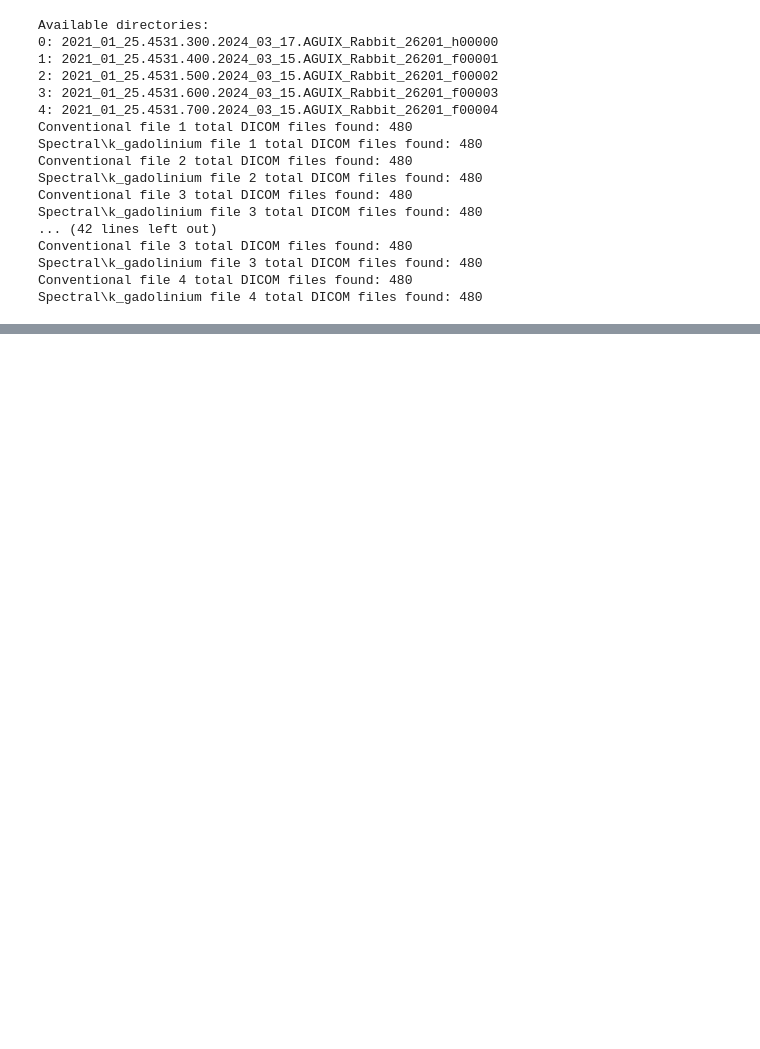
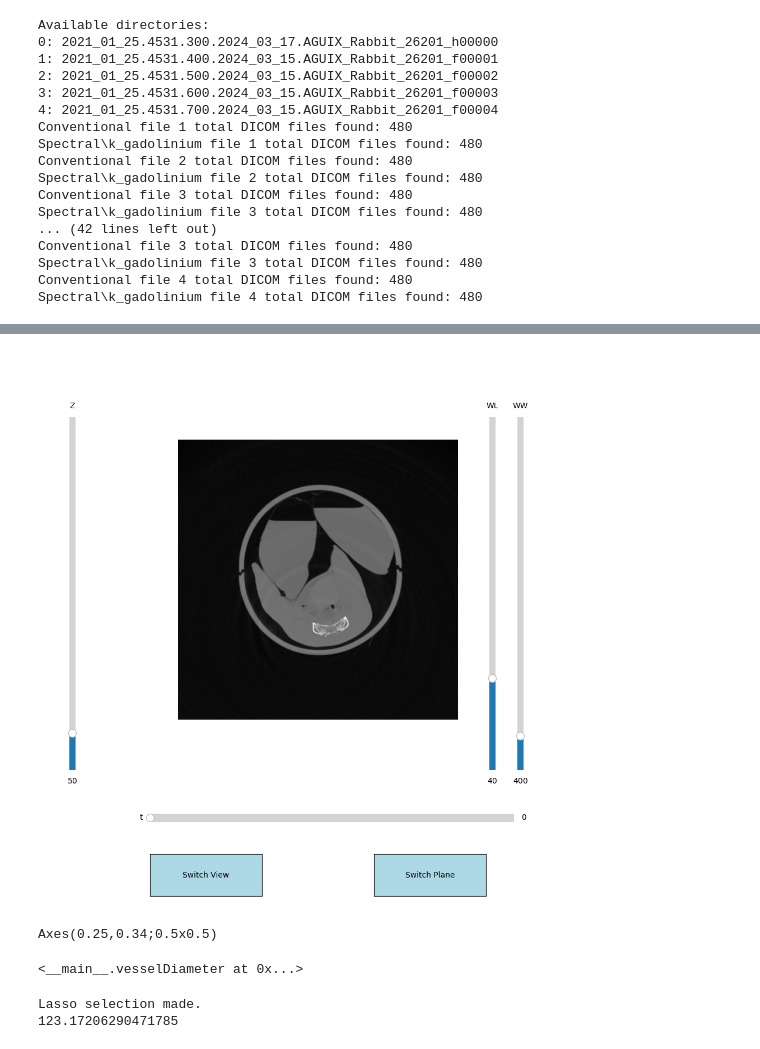
Before and after one commit to dandycodingpipe/pyKOLOR, a Jupyter notebook: notebook.ipynb, the cells around one changed output, grey strips where cells are left out. Drawn from its saved outputs; the diff is of its cells as text; code cells hidden in the pictures; blank space fills up the shorter version.

```diff
--- a/notebook.ipynb
+++ b/notebook.ipynb
@@ -210,0 +101,9 @@ Viewer(s3)
+# %%
+%matplotlib widget
+vesselDiameter(viewS4, s4)
+# %% [output]
+[figure, added]
+Axes(0.25,0.34;0.5x0.5)
+<__main__.vesselDiameter at 0x...>
+Lasso selection made.
+123.17206290471785
```
Also changed, not shown: parts of 8 cells of this notebook, 1 other file.
